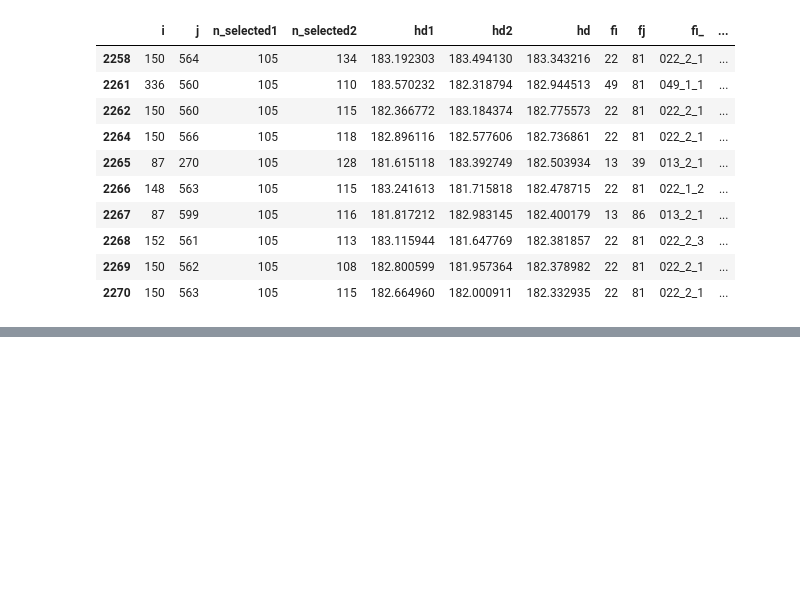
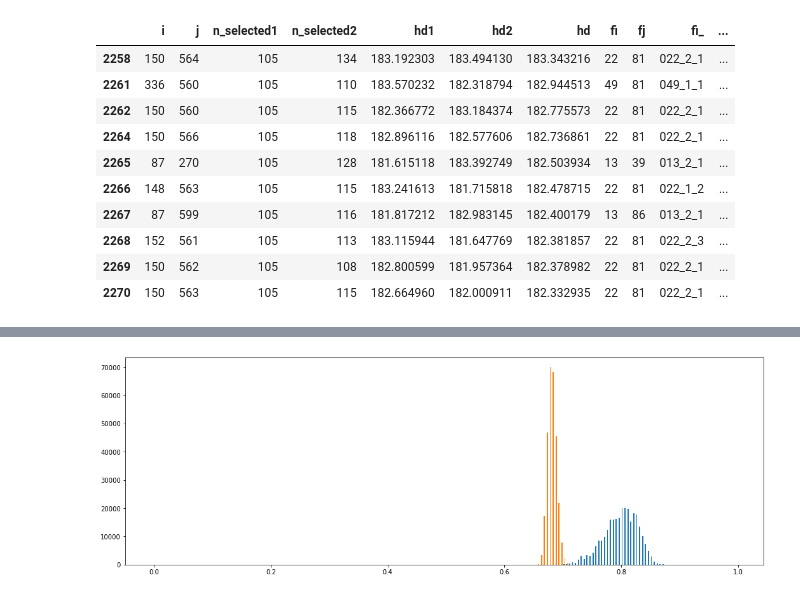
Before and after one commit to KaiWangCanada/IrisRecognition_MESH_Open, a Jupyter notebook: IrisRecognition.ipynb, the cells around one changed output, grey strips where cells are left out. Drawn from its saved outputs; the diff is of its cells as text; code cells hidden in the pictures; blank space fills up the shorter version.

Commit message:
+ matplotlib

```diff
--- a/IrisRecognition.ipynb
+++ b/IrisRecognition.ipynb
@@ -434,3 +410,15 @@ fig = go.Figure(data=[
 fig.show()
 # %% [output]
 [interactive output not drawn]
+# %%
+# for matplotlib
+_ = plt.hist([
+    np.repeat(df_hd[df_hd['same']]['hd'].values, counts_not_same.sum() / counts_same.sum()) / 255,
+    df_hd[df_hd['same'] == False]['hd'].values / 255],
+    [_ / N_bins for _ in range(0, N_bins)],
+    label=['Same', 'Not Same'])
+
+fig = plt.gcf()
+fig.set_size_inches(18, 6)
+# %% [output]
+[figure, added]
```
Also changed, not shown: parts of 4 cells of this notebook.
